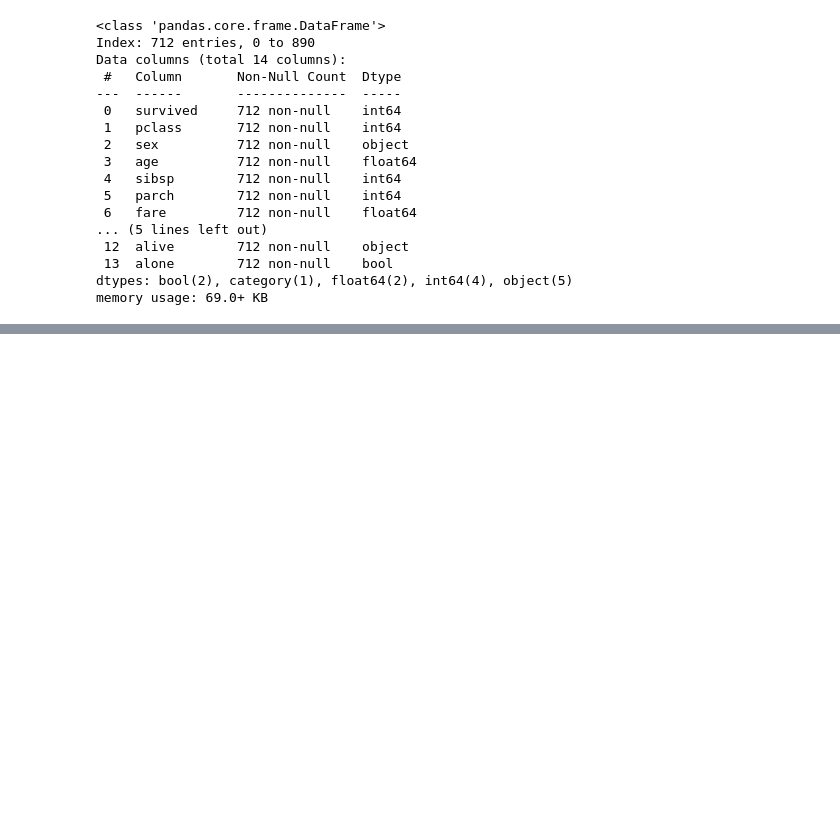
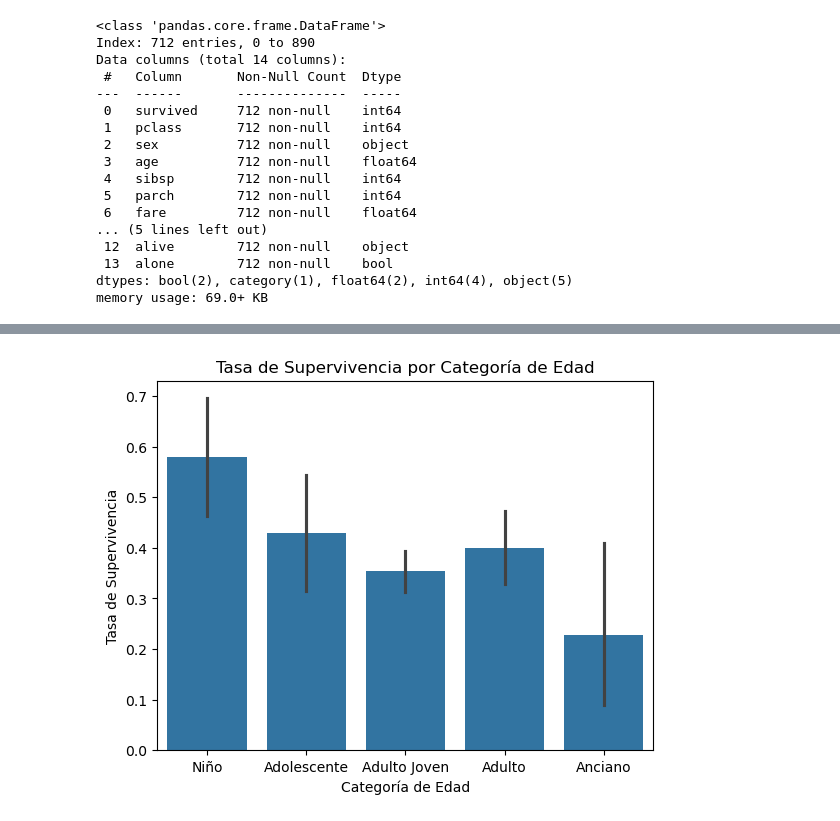
Before and after one commit to fmgarcia/python_feb26, a Jupyter notebook: mar20/titanic.ipynb, the cells around one changed output, grey strips where cells are left out. Cells and saved outputs as stored; diff of their text form; code cells hidden in the pictures; blank space fills up the shorter version.

```diff
--- a/mar20/titanic.ipynb
+++ b/mar20/titanic.ipynb
@@ -166,0 +220,4 @@ memory usage: 69.0+ KB
+# %%
+nuevo_df['embarked'].fillna(nuevo_df['embarked'].mode()[0], inplace=True) # Rellena los valores nulos en la columna 'embarked' del DataFrame nuevo_df con la moda de esa columna. El parámetro inplace=True indica que se debe modificar el DataFrame original en lugar de crear una copia.
+nuevo_df['embark_town'].fillna(nuevo_df['embark_town'].mode()[0], inplace=True) # Rellena los valores nulos en la columna 'embark_town' del DataFrame nuevo_df con la moda de esa columna. El parámetro inplace=True indica que se debe modificar el DataFrame original en lugar de crear una copia.
+nuevo_df.info() # Proporciona información sobre el DataFrame nuevo_df después de haber reempl
@@ -166,0 +274,3 @@ memory usage: 69.0+ KB
+# %%
+nuevo_df.drop(columns=['who','alive','fare','adult_male','class','alone','embark_town'], inplace=True) # Elimina las columnas 'deck' y 'embark_town' del DataFrame nuevo_df. El parámetro inplace=True indica que se debe modificar el DataFrame original en lugar de crear una copia.
+nuevo_df
@@ -166,0 +295,4 @@ memory usage: 69.0+ KB
+# %%
+nuevo_df['acompanantes'] = nuevo_df['sibsp'] + nuevo_df['parch'] # Crea una nueva columna llamada 'acompañantes' en el DataFrame nuevo_df que es la suma de las columnas 'sibsp' (número de hermanos/cónyuges a bordo) y 'parch' (número de padres/hijos a bordo). Esta nueva columna representa el número total de acompañantes que tenía cada pasajero.
+nuevo_df.drop(columns=['sibsp','parch'], inplace=True) # Elimina las columnas 'sibsp' y 'parch' del DataFrame nuevo_df, ya que la información de estas columnas ahora está representada en la nueva columna 'acompañantes'. El parámetro inplace=True indica que se debe modificar el DataFrame original en lugar de crear una copia.
+nuevo_df # Proporciona información sobre el DataFrame nuevo_df después de haber creado
@@ -166,0 +324,4 @@ memory usage: 69.0+ KB
+# %%
+# Categorizar las edades en grupos de edad
+nuevo_df['edad_categoria'] = pd.cut(nuevo_df['age'], bins=[0, 12, 18, 35, 60, np.inf], labels=['Niño', 'Adolescente', 'Adulto Joven', 'Adulto', 'Anciano']) # Crea una nueva columna llamada 'edad_categoria' en el DataFrame nuevo_df que categoriza las edades en grupos utilizando la función cut de pandas. Los grupos se definen por los límites especificados en bins y se etiquetan con los nombres correspondientes en labels.
+nuevo_df.head() # Muestra las primeras filas del DataFrame nuevo_df para verificar la nueva columna 'edad_categoria' que se ha creado.
@@ -166,0 +340,8 @@ memory usage: 69.0+ KB
+# %%
+sns.barplot(x='edad_categoria', y='survived', data=nuevo_df) # Crea un gráfico de barras utilizando la función barplot de seaborn para mostrar la relación entre la categoría de edad ('edad_categoria') y la supervivencia ('survived') en el DataFrame nuevo_df. El eje x representa las categorías de edad, mientras que el eje y representa la tasa de supervivencia para cada categoría.
+plt.title('Tasa de Supervivencia por Categoría de Edad') # Agrega un título al gráfico de barras para describir la información que se está mostrando, en este caso, la tasa de supervivencia por categoría de edad.
+plt.xlabel('Categoría de Edad') # Etiqueta el eje x del gráfico de barras con 'Categoría de Edad' para indicar que las categorías de edad se representan en ese eje.
+plt.ylabel('Tasa de Supervivencia') # Etiqueta el eje y del gráfico de barras con 'Tasa de Supervivencia' para indicar que la tasa de supervivencia se representa en ese eje.
+plt.show() # Muestra el gráfico de barras generado para visualizar la relación entre la categoría de edad y la tasa de supervivencia en el DataFrame nuevo_df.
+# %% [output]
+[figure, added]
```
Also changed, not shown: parts of 24 cells of this notebook, 1 other file.
